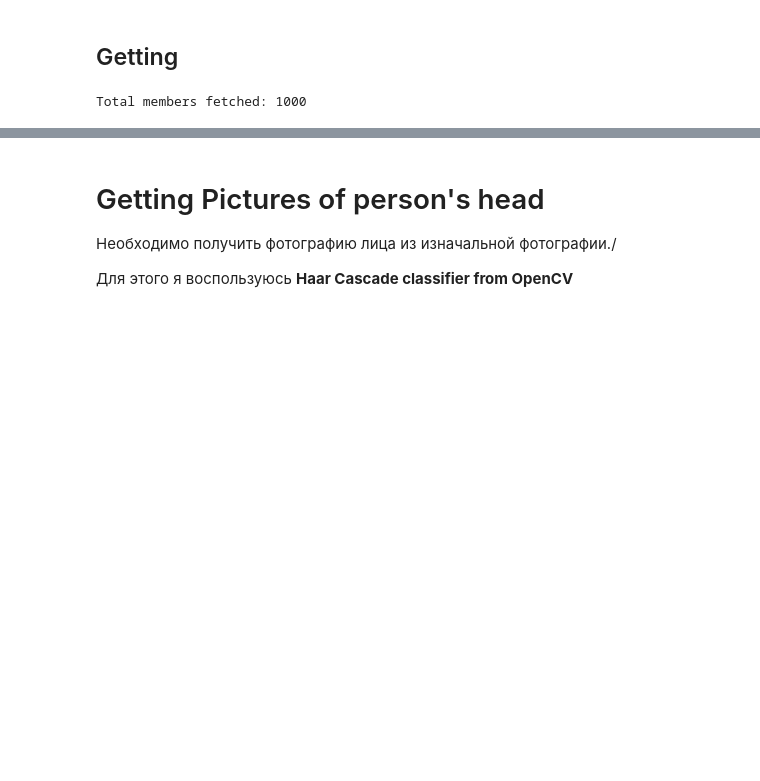
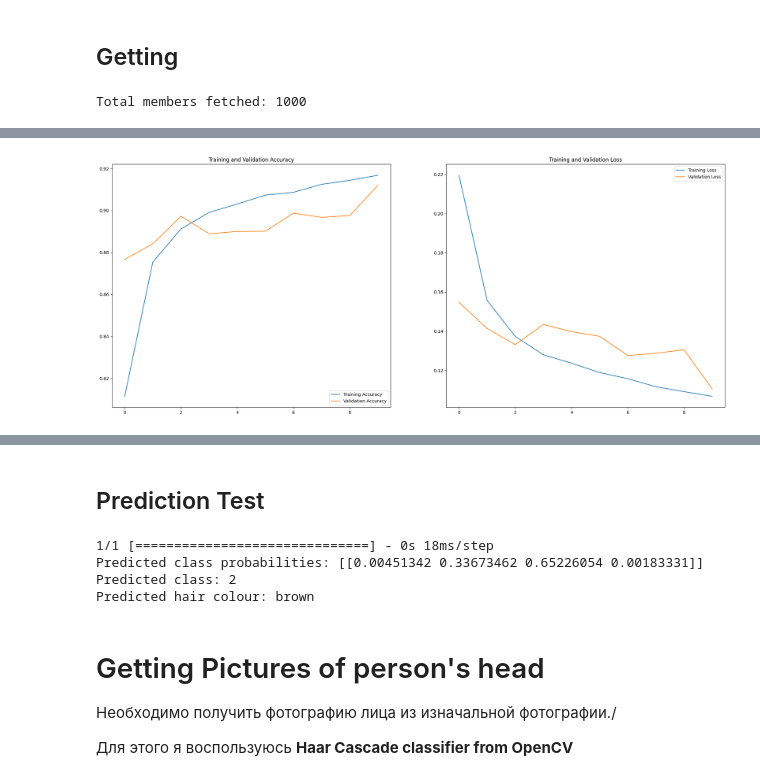
Before and after one commit to HermanDp45/Personal_projects, a Jupyter notebook: Finding_a_girl_with_ginger_hair/Hair_Detection.ipynb, the cells around one changed output, grey strips where cells are left out. Saved outputs shown, nothing was run; the diff lists cells and outputs as text; code cells hidden in the pictures; blank space fills up the shorter version.

```diff
--- a/Finding_a_girl_with_ginger_hair/Hair_Detection.ipynb
+++ b/Finding_a_girl_with_ginger_hair/Hair_Detection.ipynb
@@ -69,0 +288,41 @@ Total members fetched: 1000
+# %%
+img_rows, img_cols, img_channel = 48, 48, 3
+
+base_model = keras.applications.VGG16(weights='imagenet', include_top=False, input_shape=(img_rows, img_cols, img_channel))
+
+add_model = Sequential()
+add_model.add(Flatten(input_shape=base_model.output_shape[1:]))
+add_model.add(Dense(4, activation='sigmoid'))
+modelVGG_raw = Model(inputs=base_model.input, outputs=add_model(base_model.output))
+
+
+modelVGG_raw.compile(loss='binary_crossentropy', optimizer=optimizers.SGD(lr=1e-4, momentum=0.9),
+              metrics=['accuracy'])
+
+modelVGG_raw.summary()
+
+batch_size = 128
+epochs = 10 #50
+
+train_datagen = ImageDataGenerator(
+        rotation_range=30,
+        width_shift_range=0.1,
+        height_shift_range=0.1,
+        horizontal_flip=True)
+train_datagen.fit(images_train)
+
+def scheduler(epoch):
+  if epoch < 10:
+    return 0.001
+  else:
+    return 0.001 * tf.math.exp(0.1 * (10 - epoch))
+
+callback = tf.keras.callbacks.LearningRateScheduler(scheduler)
+
+history = modelVGG_raw.fit_generator(
+    train_datagen.flow(images_train, train_labels, batch_size=batch_size),
+    steps_per_epoch=images_train.shape[0] // batch_size,
+    epochs=epochs,
+    validation_data=(images_val, val_labels),
+    callbacks=[callback]
+)
@@ -69,0 +371,5 @@ Total members fetched: 1000
+# %%
+plot_history(modelVGG_raw,epochs)
+val_accuracy(modelVGG_raw,images_val, val_labels)
+# %% [output]
+[figure, added]
@@ -69,0 +378,2 @@ Total members fetched: 1000
+# %% [markdown]
+## Prediction Test
@@ -70,3 +391,21 @@ Total members fetched: 1000
+# %%
+image_path = '/content/RW.jpg'
+processed_image = preprocess_image(image_path)
+
+prediction = modelVGG_raw.predict(processed_image)
+
+hair_colours = ['black', 'blond', 'brown', 'gray']
+predicted_class = np.argmax(prediction)
+predicted_hair_colour = hair_colours[predicted_class]
+
+print("Predicted class probabilities:", prediction)
+print("Predicted class:", predicted_class)
+print("Predicted hair colour:", predicted_hair_colour)
+# %% [output]
+1/1 [==============================] - 0s 18ms/step
+Predicted class probabilities: [[0.00451342 0.33673462 0.65226054 0.00183331]]
+Predicted class: 2
+Predicted hair colour: brown
 # %% [markdown]
 # Getting Pictures of person's head
 
```
Also changed, not shown: parts of 18 cells of this notebook.
